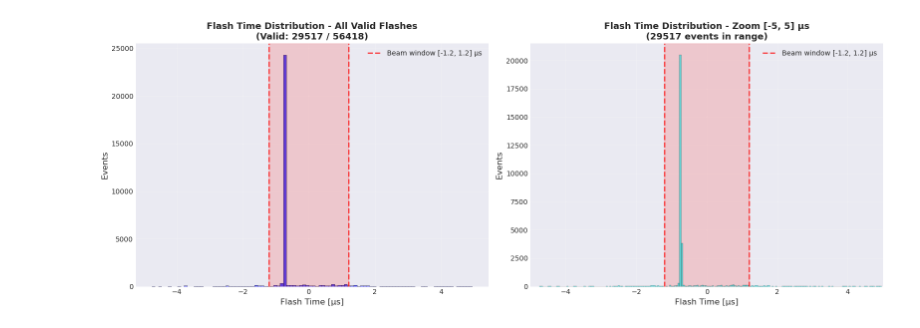
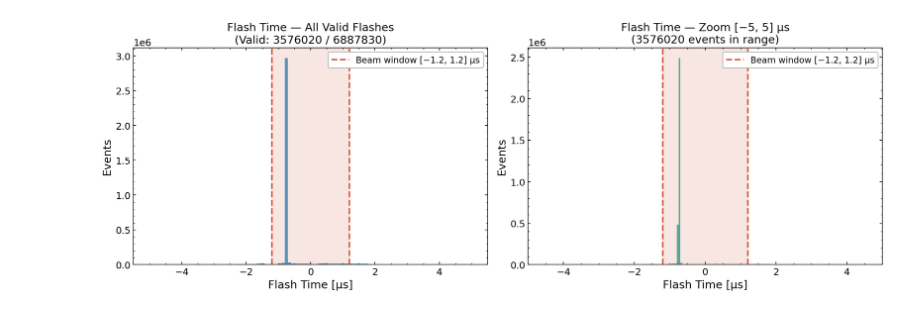
Before and after one commit to SBNSoftware/sbndcode, a Jupyter notebook: sbndcode/NuIntNNOpReco/3-inference-larsoft-module/notebooks/analyze_bfm.ipynb, the cells around one changed output. Saved outputs shown, nothing was run; the diff lists cells and outputs as text; code cells hidden in the pictures.

```diff
--- a/sbndcode/NuIntNNOpReco/3-inference-larsoft-module/notebooks/analyze_bfm.ipynb
+++ b/sbndcode/NuIntNNOpReco/3-inference-larsoft-module/notebooks/analyze_bfm.ipynb
@@ -3,4 +15,8 @@
 # %%
+import sys
+sys.path.insert(0, '/exp/sbnd/app/users/svidales/larsoft_develop/srcs/sbndcode/sbndcode/NuIntNNOpReco/2-cnn-training-notebooks/')
+from plot_style import *
+
 import uproot
 import numpy as np
 import pandas as pd
@@ -9,7 +25,6 @@ import random
 from scipy.optimize import curve_fit
 from scipy import stats
 
-plt.style.use('seaborn-v0_8-darkgrid')
 %matplotlib inline
 pd.set_option('display.float_format', '{:.2f}'.format)
 # %%
@@ -30,5 +48,6 @@ Figures will be saved to: /exp/sbnd/data/users/svidales/AI_nuvT_project_support/
 # %%
-file = uproot.open("/exp/sbnd/data/users/svidales/AI_nuvT_project_support/AA_Final_Wrapup/position_DATA/BFM/tpcpmtmatching/tpcpmtbarycentermatching_hist.root")
+#file = uproot.open("/exp/sbnd/data/users/svidales/AI_nuvT_project_support/AA_Final_Wrapup/position_DATA/BFM/tpcpmtmatching/join_40000/join_40000.root")
+file = uproot.open("/exp/sbnd/data/users/svidales/AI_nuvT_project_support/AA_Final_Wrapup/position_DATA/BFM/tpcpmtmatching/merged_grid/merged_grid_v2404_bfm.root")
 
 tree = file['tpcpmtbarycentermatchingSCE/matchTree;1']
 print(f"Entries: {tree.num_entries}")
@@ -78,51 +106,45 @@ Columns: 20 | Unique events: 2000 | Unique runs: 6
 # %%
 # Flash time analysis
-fig, axes = plt.subplots(1, 2, figsize=(16, 6))
+from matplotlib.ticker import AutoMinorLocator
 
-# Filter invalid values (-9999 and -10000)
+fig, axes = plt.subplots(1, 2, figsize=(14, 5))
+
 flash_times = df['flashTime']
 flash_times_valid = flash_times[(flash_times != -9999) & (flash_times != -10000)]
 
-# Plot 1: All valid flashes (without invalid values)
 ax = axes[0]
-ax.hist(flash_times_valid, bins=100, alpha=0.7, color='blue', edgecolor='black', linewidth=0.5)
-ax.set_xlabel('Flash Time [μs]', fontsize=12)
-ax.set_ylabel('Events', fontsize=12)
-ax.set_title(f'Flash Time Distribution - All Valid Flashes\n(Valid: {len(flash_times_valid)} / {len(flash_times)})',
-             fontsize=13, fontweight='bold')
-ax.grid(True, alpha=0.3)
+ax.hist(flash_times_valid, bins=100, alpha=0.7, color=C_PRIMARY, edgecolor='none')
+ax.set_xlabel('Flash Time [μs]', fontsize=FONT_LABEL)
+ax.set_ylabel('Events', fontsize=FONT_LABEL)
+ax.set_title(f'Flash Time — All Valid Flashes\n(Valid: {len(flash_times_valid)} / {len(flash_times)})', fontweight='normal')
+ax.tick_params(labelsize=FONT_TICK)
+ax.xaxis.set_minor_locator(AutoMinorLocator())
+ax.yaxis.set_minor_locator(AutoMinorLocator())
+ax.axvline(-1.2, color=C_ALERT, linestyle='--', linewidth=2, label='Beam window [−1.2, 1.2] μs', alpha=0.8)
+ax.axvline( 1.2, color=C_ALERT, linestyle='--', linewidth=2, alpha=0.8)
+ax.axvspan(-1.2, 1.2, alpha=0.12, color=C_ALERT)
+ax.legend(fontsize=FONT_STAT)
 
-# Vertical lines for beam window
-ax.axvline(-1.2, color='red', linestyle='--', linewidth=2, label='Beam window [-1.2, 1.2] μs', alpha=0.7)
-ax.axvline(1.2, color='red', linestyle='--', linewidth=2, alpha=0.7)
-ax.axvspan(-1.2, 1.2, alpha=0.15, color='red')
-
-ax.legend(fontsize=10)
-
-# Plot 2: Zoom in region [-5, 5] showing window [-1.2, 1.2]
 ax = axes[1]
 flash_times_zoom = flash_times_valid[(flash_times_valid >= -5) & (flash_times_valid <= 5)]
-ax.hist(flash_times_zoom, bins=200, alpha=0.7, color='cyan', edgecolor='black', linewidth=0.3)
-ax.set_xlabel('Flash Time [μs]', fontsize=12)
-ax.set_ylabel('Events', fontsize=12)
-ax.set_title(f'Flash Time Distribution - Zoom [-5, 5] μs\n({len(flash_times_zoom)} events in range)',
-             fontsize=13, fontweight='bold')
+ax.hist(flash_times_zoom, bins=200, alpha=0.7, color=C_TERTIARY, edgecolor='none')
+ax.set_xlabel('Flash Time [μs]', fontsize=FONT_LABEL)
+ax.set_ylabel('Events', fontsize=FONT_LABEL)
+ax.set_title(f'Flash Time — Zoom [−5, 5] μs\n({len(flash_times_zoom)} events in range)', fontweight='normal')
 ax.set_xlim(-5, 5)
-ax.grid(True, alpha=0.3)
-
-# Vertical lines for beam window [-1.2, 1.2]
-ax.axvline(-1.2, color='red', linestyle='--', linewidth=2, label='Beam window [-1.2, 1.2] μs', alpha=0.7)
-ax.axvline(1.2, color='red', linestyle='--', linewidth=2, alpha=0.7)
-ax.axvspan(-1.2, 1.2, alpha=0.15, color='red')
-
-ax.legend(fontsize=10)
+ax.tick_params(labelsize=FONT_TICK)
+ax.xaxis.set_minor_locator(AutoMinorLocator())
+ax.yaxis.set_minor_locator(AutoMinorLocator())
+ax.axvline(-1.2, color=C_ALERT, linestyle='--', linewidth=2, label='Beam window [−1.2, 1.2] μs', alpha=0.8)
+ax.axvline( 1.2, color=C_ALERT, linestyle='--', linewidth=2, alpha=0.8)
+ax.axvspan(-1.2, 1.2, alpha=0.12, color=C_ALERT)
+ax.legend(fontsize=FONT_STAT)
 
 plt.tight_layout()
-fig.savefig(f"{FIG_DIR}/flash_time_distribution.png", dpi=150, bbox_inches='tight')
+fig.savefig(f"{FIG_DIR}/flash_time_distribution.png", dpi=SAVE_DPI, bbox_inches='tight')
 fig.savefig(f"{FIG_DIR}/flash_time_distribution.pdf", bbox_inches='tight')
 plt.show()
 
-# Statistics
 print("="*80)
 print(" "*25 + "FLASH TIME STATISTICS")
 print("="*80)
@@ -130,45 +152,41 @@ print(f"\nTotal entries:                {len(flash_times)}")
 print(f"Valid flashes:                {len(flash_times_valid)} ({100*len(flash_times_valid)/len(flash_times):.1f}%)")
 print(f"Invalid entries:              {len(flash_times) - len(flash_times_valid)} ({100*(len(flash_times) - len(flash_times_valid))/len(flash_times):.1f}%)")
 
 print(f"\n{'Statistic':30s} {'Value':>15s}")
 print("-"*80)
 print(f"{'Mean':30s} {flash_times_valid.mean():>15.2f} μs")
 print(f"{'Std':30s} {flash_times_valid.std():>15.2f} μs")
 print(f"{'Median':30s} {flash_times_valid.median():>15.2f} μs")
 print(f"{'Min':30s} {flash_times_valid.min():>15.2f} μs")
 print(f"{'Max':30s} {flash_times_valid.max():>15.2f} μs")
 
-# Count flashes in different windows and regions
 in_beam_window = ((flash_times_valid >= -1.2) & (flash_times_valid <= 1.2)).sum()
-in_old_window = ((flash_times_valid >= -2.0) & (flash_times_valid <= 2.0)).sum()
+in_old_window  = ((flash_times_valid >= -2.0) & (flash_times_valid <= 2.0)).sum()
 in_zoom_region = ((flash_times_valid >= -5.0) & (flash_times_valid <= 5.0)).sum()
-outside_beam = len(flash_times_valid) - in_beam_window
+outside_beam   = len(flash_times_valid) - in_beam_window
 
 print(f"\n{'Window':30s} {'Count':>15s} {'Percentage':>15s}")
 print("-"*80)
 print(f"{'In beam window [-1.2, 1.2]':30s} {in_beam_window:>15d} {100*in_beam_window/len(flash_times_valid):>14.1f}%")
 print(f"{'In old window [-2, 2]':30s} {in_old_window:>15d} {100*in_old_window/len(flash_times_valid):>14.1f}%")
 print(f"{'In zoom region [-5, 5]':30s} {in_zoom_region:>15d} {100*in_zoom_region/len(flash_times_valid):>14.1f}%")
 print(f"{'Outside beam window':30s} {outside_beam:>15d} {100*outside_beam/len(flash_times_valid):>14.1f}%")
 
-# Distribution around beam window
 print(f"\n{'Region around beam window':30s} {'Count':>15s} {'Percentage':>15s}")
 print("-"*80)
 regions = [
-    ("< -5 μs", (flash_times_valid < -5)),
-    ("[-5, -1.2) μs", (flash_times_valid >= -5) & (flash_times_valid < -1.2)),
-    ("[-1.2, 1.2] μs (BEAM)", (flash_times_valid >= -1.2) & (flash_times_valid <= 1.2)),
-    ("(0.4, 5] μs", (flash_times_valid > 1.2) & (flash_times_valid <= 5)),
-    ("> 5 μs", (flash_times_valid > 5)),
+    ("< -5 μs",              (flash_times_valid < -5)),
+    ("[-5, -1.2) μs",        (flash_times_valid >= -5) & (flash_times_valid < -1.2)),
+    ("[-1.2, 1.2] μs (BEAM)",(flash_times_valid >= -1.2) & (flash_times_valid <= 1.2)),
+    ("(1.2, 5] μs",          (flash_times_valid > 1.2) & (flash_times_valid <= 5)),
+    ("> 5 μs",               (flash_times_valid > 5)),
 ]
-
 for name, mask in regions:
     count = mask.sum()
     print(f"{name:30s} {count:>15d} {100*count/len(flash_times_valid):>14.1f}%")
-
 print("="*80)
 # %% [output]
-[figure, old version]
+[figure, new version]
 ================================================================================
                          FLASH TIME STATISTICS
 ================================================================================
```
Also changed, not shown: parts of 28 cells of this notebook, 23 other files.
